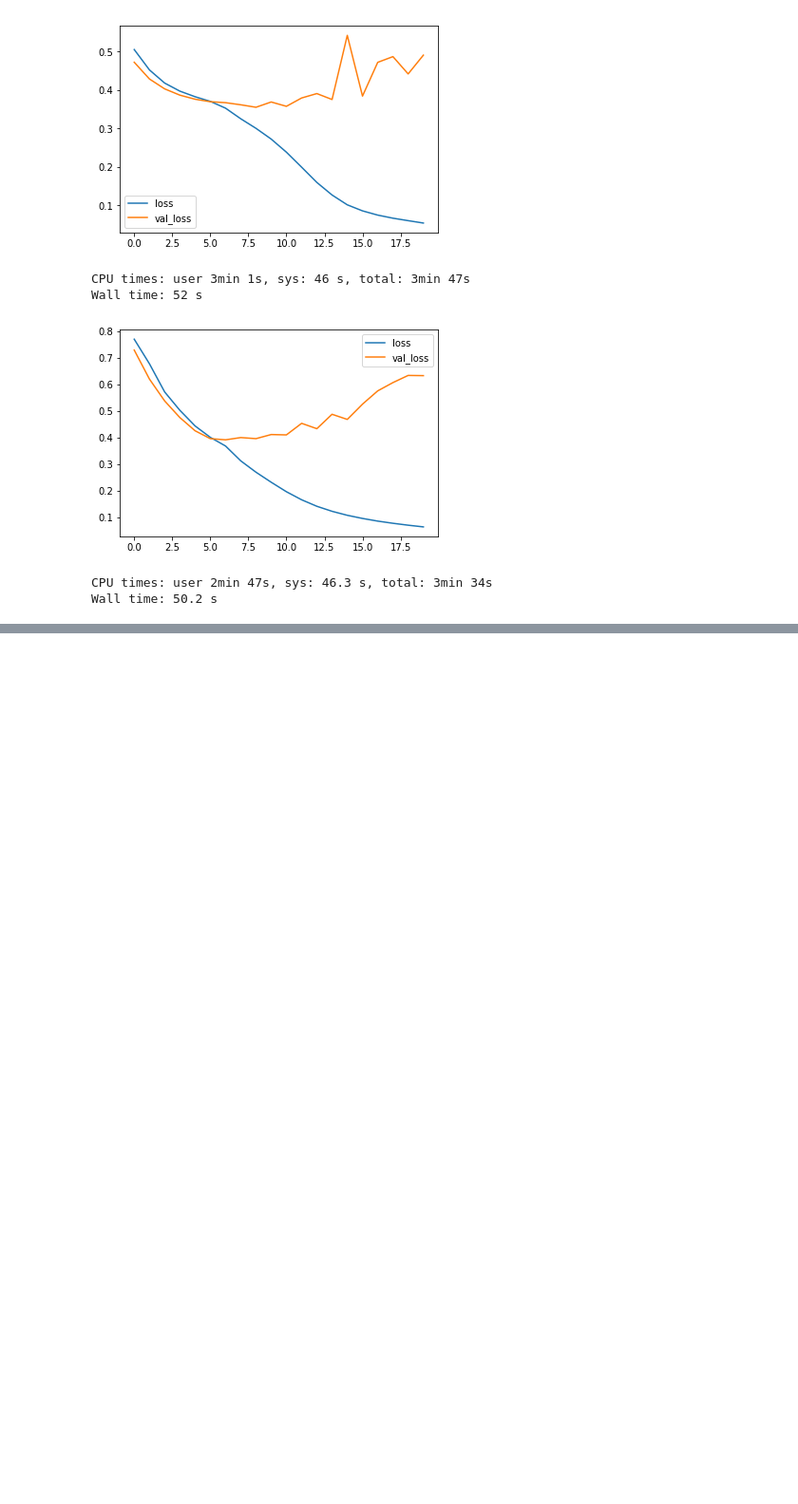
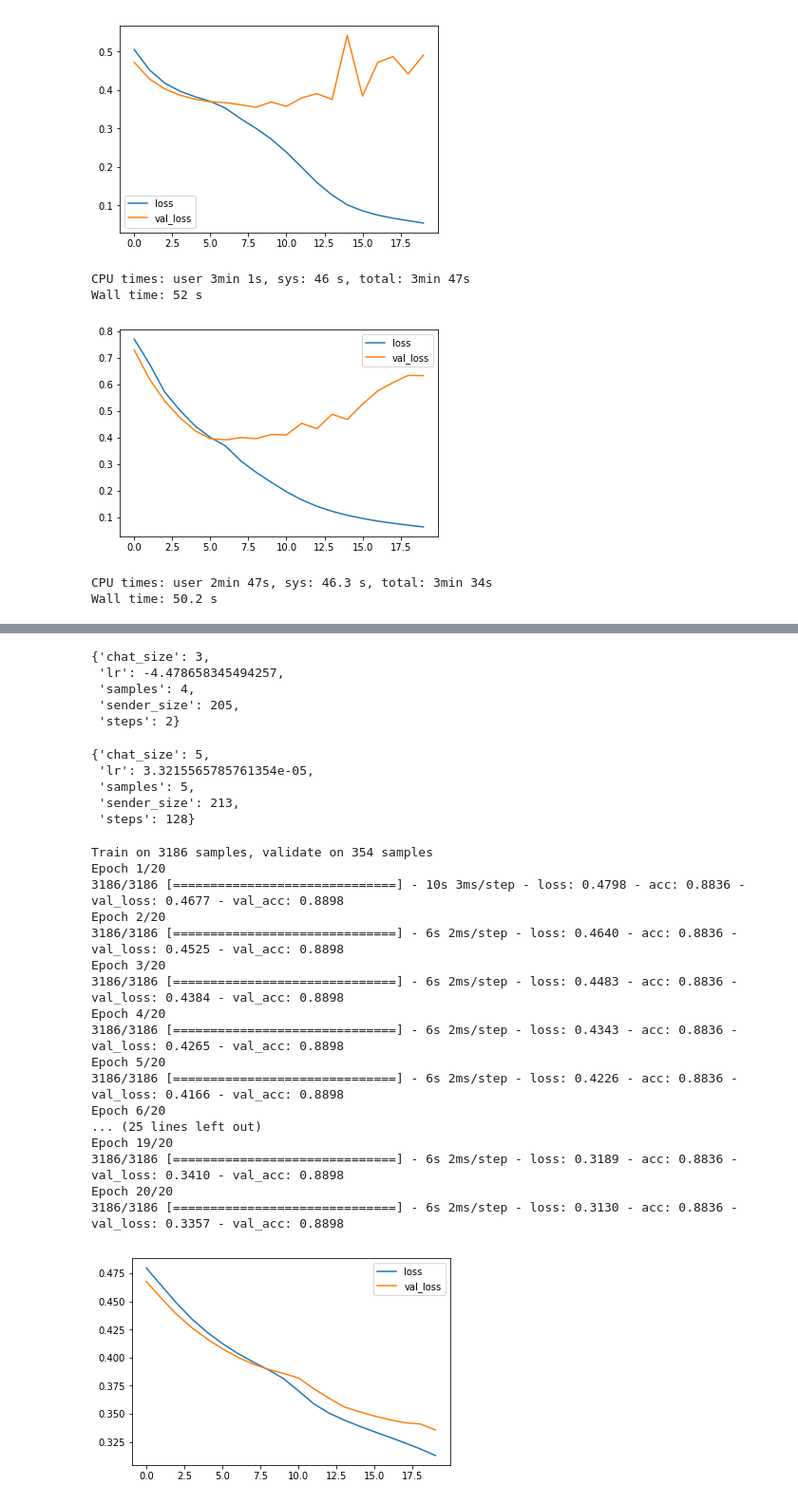
Before and after one commit to toly/aisthack, a Jupyter notebook: notebooks/04_check_many_fasttext_size_eth.ipynb, the cells around one changed output, grey strips where cells are left out. Shown: that part at 95% size. Cells and saved outputs as stored; diff of their text form; code cells hidden in the pictures; blank space fills up the shorter version.

```diff
--- a/notebooks/04_check_many_fasttext_size.ipynb
+++ b/notebooks/04_check_many_fasttext_size_eth.ipynb
@@ -112,7 +119,7 @@ def build_dataset(samples=5, steps=32, vectors=None):
 
             df_chats_sample = df_chats[
                 (df_chats['timestamp'] > ts - hours_before * 3600) &
-                (df_chats['timestamp'] < ts)].sample(steps)
+                (df_chats['timestamp'] < ts)].sample(steps, replace=True)
             df_chats_sample['timedelta'] = np.log(-(df_chats_sample['timestamp'] - ts))
 
             chat_indexes = df_chats_sample['ind'].values
@@ -127,7 +134,7 @@ def build_dataset(samples=5, steps=32, vectors=None):
                 (df_prices['timestamp'] <= ts + hours_after * 3600)].copy()
             df_prices_forward = df_prices_forward.sort_values('timestamp')
 
-            if df_prices_forward.shape[0] < int(hours_before / 2):
+            if df_prices_forward.shape[0] < int(hours_after / 2):
                 continue
             df_prices_forward['priceUsd'] /= df_prices_forward['priceUsd'].values[0]
 
@@ -307,0 +385,54 @@ Wall time: 50.2 s
+# %%
+best
+# %% [output]
+{'chat_size': 3,
+ 'lr': -4.478658345494257,
+ 'samples': 4,
+ 'sender_size': 205,
+ 'steps': 2}
+# %%
+{'chat_size': 5, 'lr': 0.000033215565785761354, 'samples': 5, 'sender_size': 213, 'steps': 128}
+# roc_auc 0.7789987789987789
+# %% [output]
+{'chat_size': 5,
+ 'lr': 3.3215565785761354e-05,
+ 'samples': 5,
+ 'sender_size': 213,
+ 'steps': 128}
+# %%
+%%time
+
+np.random.seed(0)
+
+model = build_nn(sender_size=213, chat_size=5, STEPS=128, lr=0.00003, fasttext_size=100)
+X1, Y1, val1 = build_dataset(samples=5, steps=128, vectors=vectors100)
+model.fit(X1, Y1, validation_data=val1, epochs=20)
+
+plt.plot(model.history.history['loss'], label='loss')
+plt.plot(model.history.history['val_loss'], label='val_loss')
+plt.legend()
+plt.show()
+
+y_pred = model.predict(val1[0])
+score = roc_auc_score(val1[1], y_pred)
+
+print('roc auc', score)
+# %% [output]
+Train on 3186 samples, validate on 354 samples
+Epoch 1/20
+3186/3186 [==============================] - 10s 3ms/step - loss: 0.4798 - acc: 0.8836 - val_loss: 0.4677 - val_acc: 0.8898
+Epoch 2/20
+3186/3186 [==============================] - 6s 2ms/step - loss: 0.4640 - acc: 0.8836 - val_loss: 0.4525 - val_acc: 0.8898
+Epoch 3/20
+3186/3186 [==============================] - 6s 2ms/step - loss: 0.4483 - acc: 0.8836 - val_loss: 0.4384 - val_acc: 0.8898
+Epoch 4/20
+3186/3186 [==============================] - 6s 2ms/step - loss: 0.4343 - acc: 0.8836 - val_loss: 0.4265 - val_acc: 0.8898
+Epoch 5/20
+3186/3186 [==============================] - 6s 2ms/step - loss: 0.4226 - acc: 0.8836 - val_loss: 0.4166 - val_acc: 0.8898
+Epoch 6/20
+... (25 lines left out)
+Epoch 19/20
+3186/3186 [==============================] - 6s 2ms/step - loss: 0.3189 - acc: 0.8836 - val_loss: 0.3410 - val_acc: 0.8898
+Epoch 20/20
+3186/3186 [==============================] - 6s 2ms/step - loss: 0.3130 - acc: 0.8836 - val_loss: 0.3357 - val_acc: 0.8898
+[figure, added]
```
Also changed, not shown: parts of 13 cells of this notebook, 2 other files.
